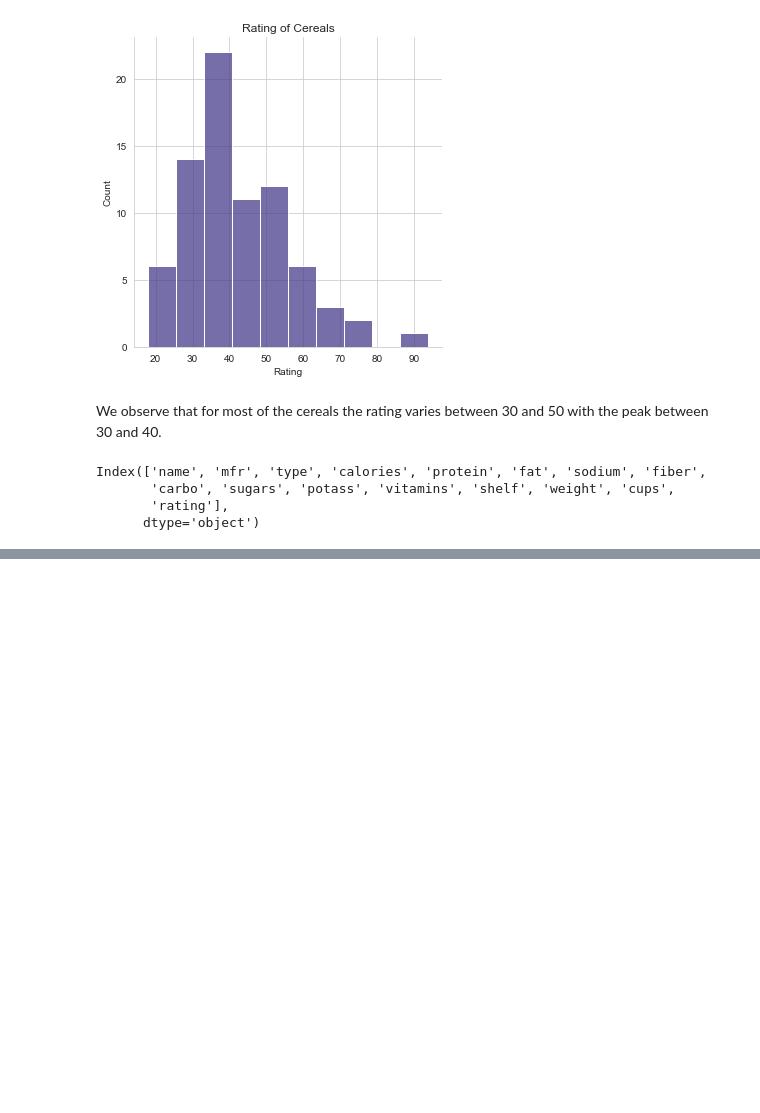
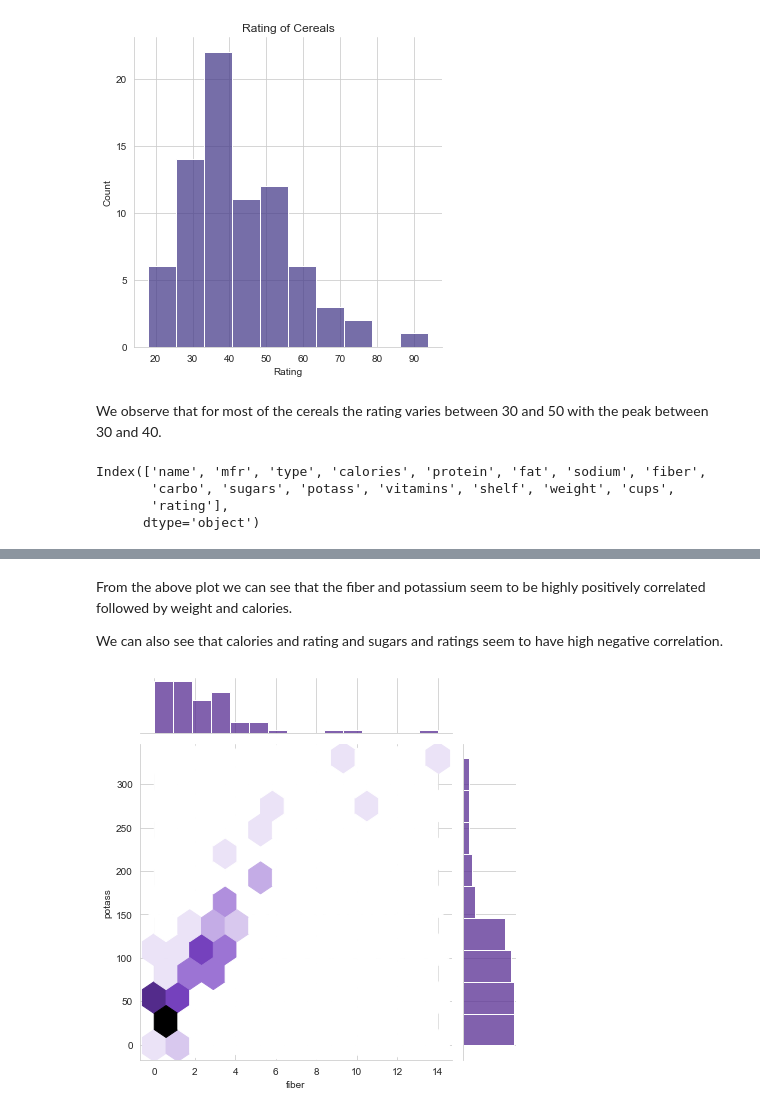
Before and after one commit to ayg15/cereals, a Jupyter notebook: Cereals EDA.ipynb, the cells around one changed output, grey strips where cells are left out. Drawn from its saved outputs; the diff is of its cells as text; code cells hidden in the pictures; blank space fills up the shorter version.

```diff
--- a/Cereals EDA.ipynb
+++ b/Cereals EDA.ipynb
@@ -1037,0 +1062,14 @@ Index(['name', 'mfr', 'type', 'calories', 'protein', 'fat', 'sodium', 'fiber',
+# %% [markdown]
+From the above plot we can see that the fiber and potassium seem to be highly positively correlated followed by weight and calories.
+
+We can also see that calories and rating and sugars and ratings seem to have high negative correlation.
+# %%
+sns.set_palette('Purples_r')
+sns.jointplot(data = cereals_df,
+             x = 'fiber',
+             y = 'potass',
+             kind = 'hex')
+
+plt.show()
+# %% [output]
+[figure, added]
```
Also changed, not shown: parts of 19 cells of this notebook.
